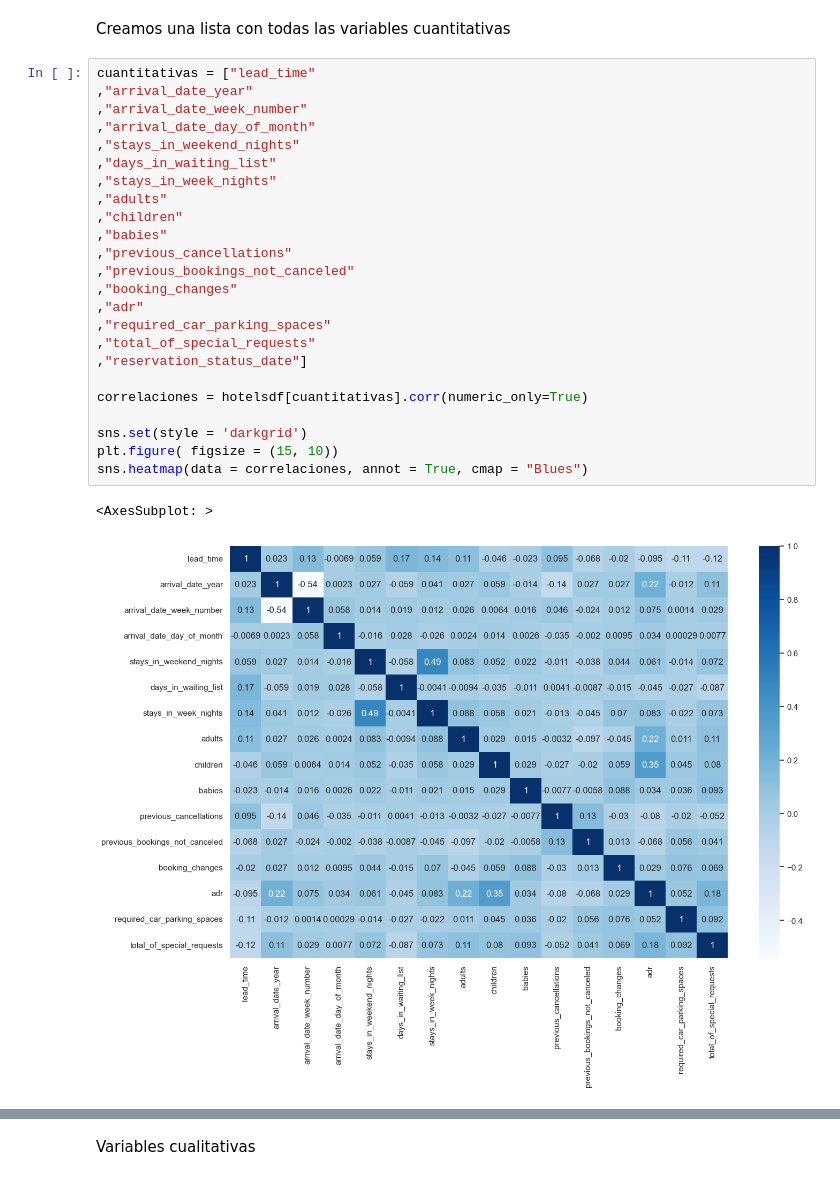
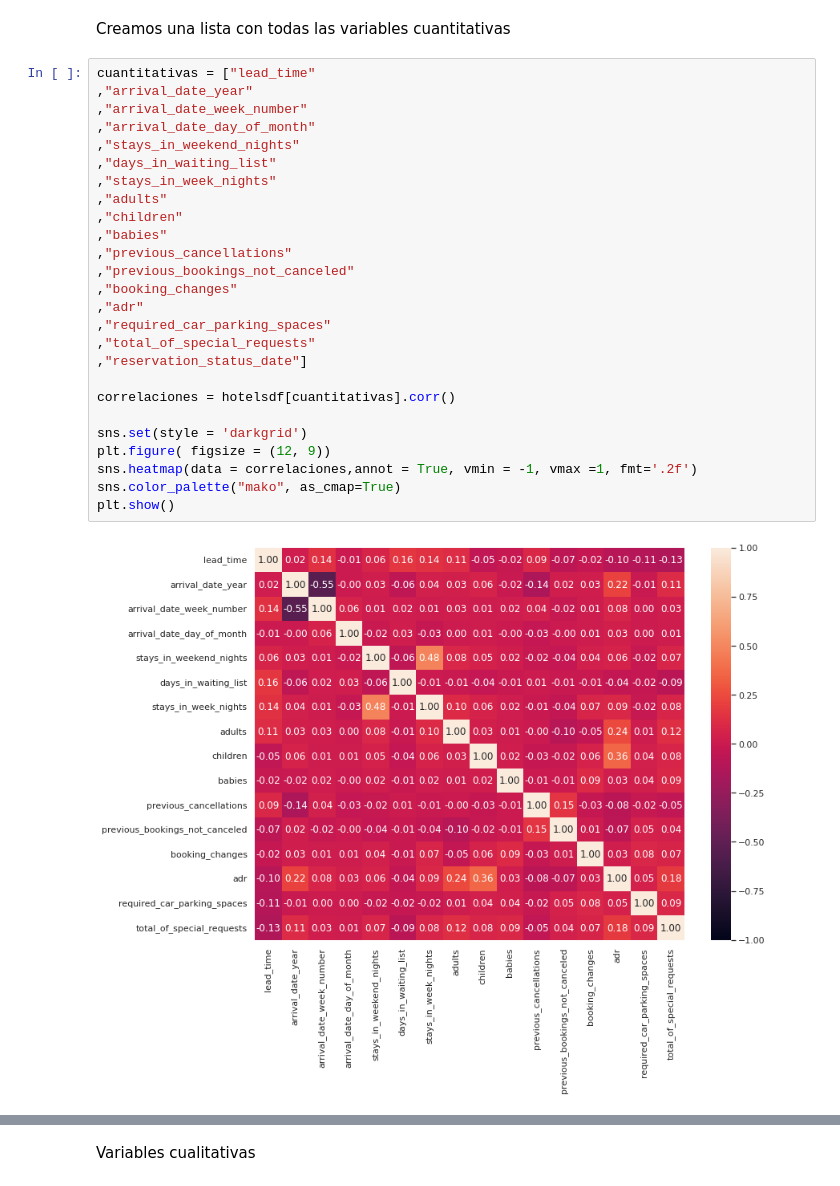
Before and after one commit to Los-persistentes-de-Pearson/7506R-1C2023-GRUPO09, a Jupyter notebook: 7506R_TP1_GRUPO9_CHP1_ENTREGA.ipynb, the cells around one changed output, grey strips where cells are left out. Cells and saved outputs as stored; diff of their text form.

```diff
--- a/7506R_TP1_GRUPO9_CHP1_ENTREGA.ipynb
+++ b/7506R_TP1_GRUPO9_CHP1_ENTREGA.ipynb
@@ -114,27 +128,28 @@ Creamos una lista con todas las variables cuantitativas
 # %%
 cuantitativas = ["lead_time"
 ,"arrival_date_year"
 ,"arrival_date_week_number"
 ,"arrival_date_day_of_month"
 ,"stays_in_weekend_nights"
 ,"days_in_waiting_list"
 ,"stays_in_week_nights"
 ,"adults"
 ,"children"
 ,"babies"
 ,"previous_cancellations"
 ,"previous_bookings_not_canceled"
 ,"booking_changes"
 ,"adr"
 ,"required_car_parking_spaces"
 ,"total_of_special_requests"
 ,"reservation_status_date"]
 
-correlaciones = hotelsdf[cuantitativas].corr(numeric_only=True)
+correlaciones = hotelsdf[cuantitativas].corr()
 
 sns.set(style = 'darkgrid')
-plt.figure( figsize = (15, 10))
-sns.heatmap(data = correlaciones, annot = True, cmap = "Blues")
+plt.figure( figsize = (12, 9))
+sns.heatmap(data = correlaciones,annot = True, vmin = -1, vmax =1, fmt='.2f')
+sns.color_palette("mako", as_cmap=True)
+plt.show()
 # %% [output]
-<AxesSubplot: >
-[figure, old version]
+[figure, new version]
```
Also changed, not shown: parts of 9 cells of this notebook.
